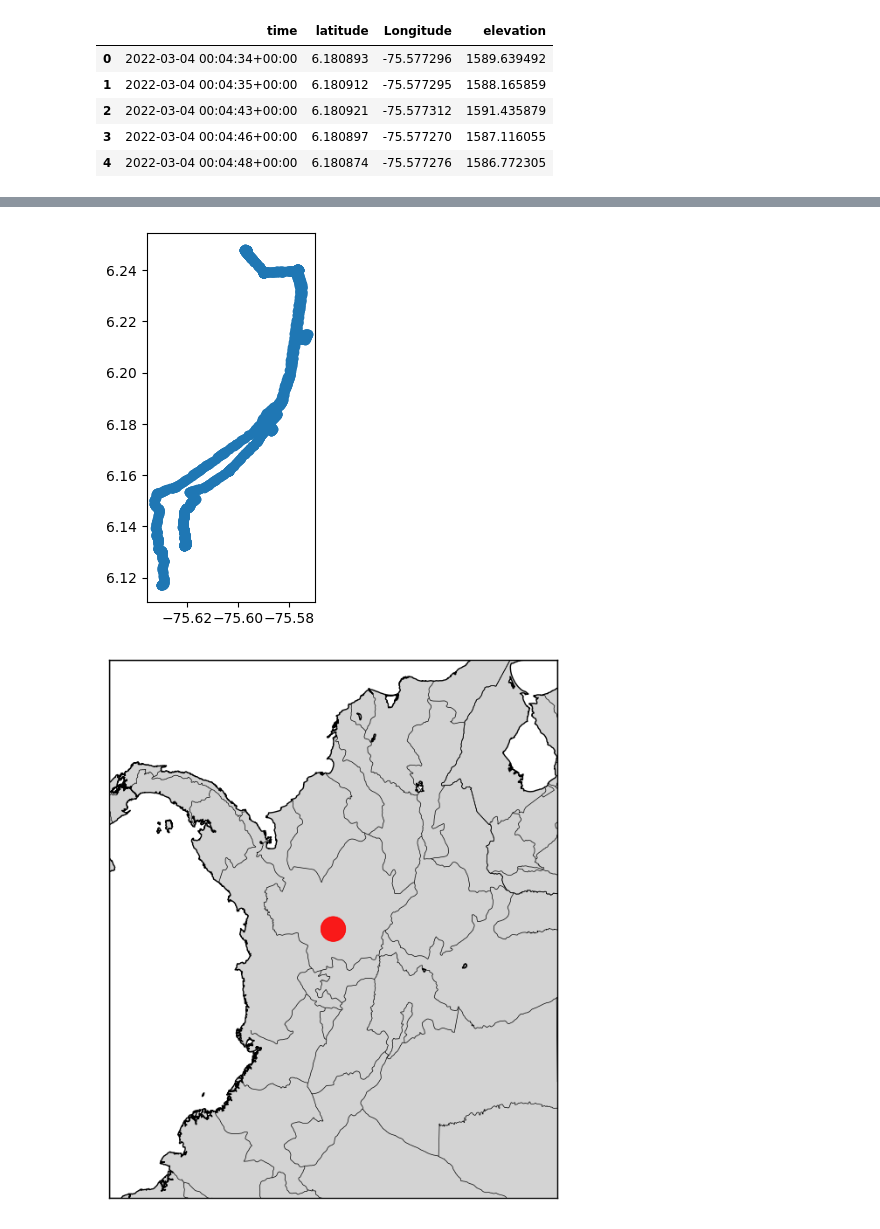
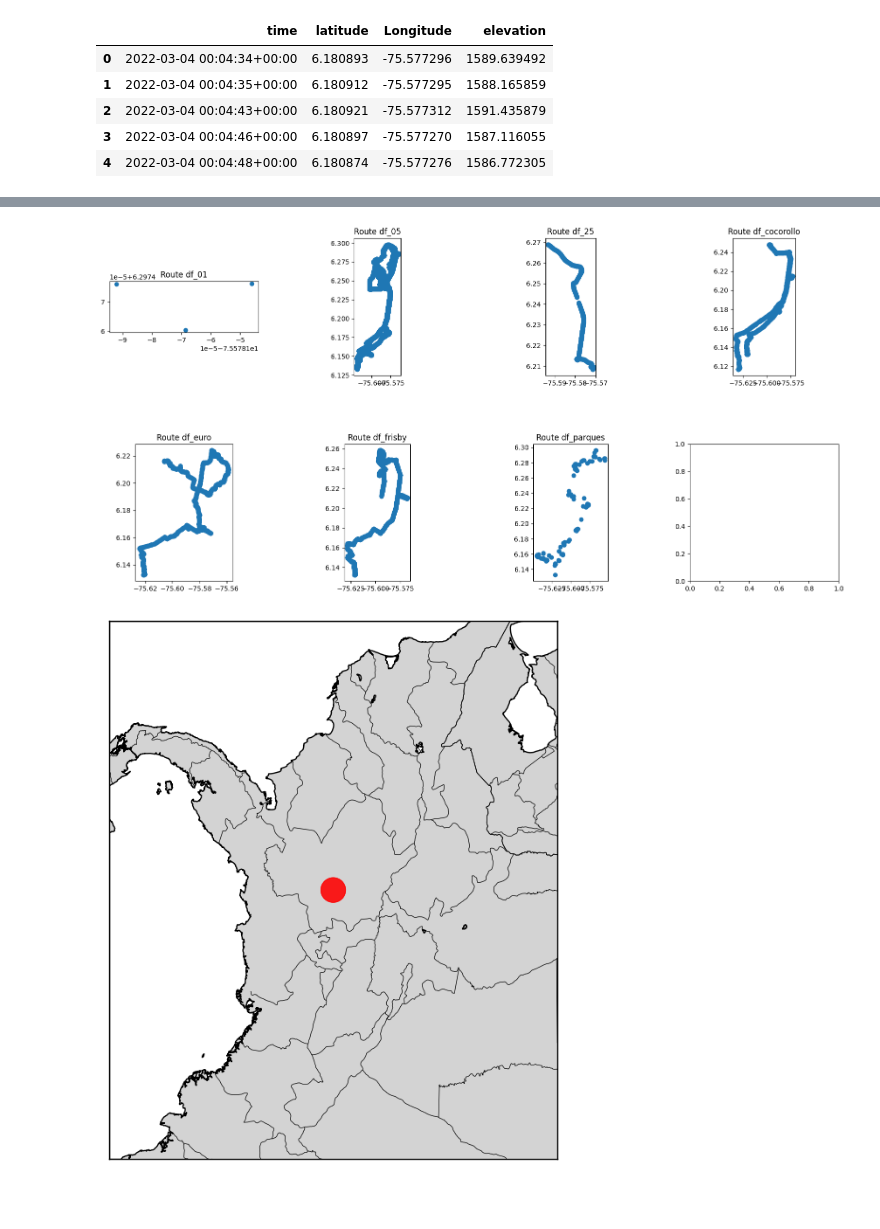
Before and after one commit to d3im3r/ciencia-datos-final-DDS, a Jupyter notebook: trabajo.ipynb, the cells around one changed output, grey strips where cells are left out. Saved outputs shown, nothing was run; the diff lists cells and outputs as text; code cells hidden in the pictures; blank space fills up the shorter version.

```diff
--- a/trabajo.ipynb
+++ b/trabajo.ipynb
@@ -102,2 +55,0 @@ FileNotFoundError: [Errno 2] No such file or directory: 'run.gpx'
-# %%
-df_cocorollo = get_altitude(df_cocorollo, df_cocorollo['latitude'], df_cocorollo['Longitude'])
@@ -199,11 +133,35 @@ memory usage: 20.7 KB
 # %%
-#Creating a geodataframe
-data = df_cocorollo
-points = gpd.points_from_xy(data["Longitude"], data["latitude"])
-map = gpd.GeoDataFrame (data, geometry=points)
-map.plot()
+# Graficar rutas
+def graph_route(dataframe):
+    points = gpd.points_from_xy(dataframe["Longitude"], dataframe["latitude"])
+    map = gpd.GeoDataFrame (dataframe, geometry=points)
+    map.plot()
 
-plt.show()
+    plt.show()
-# %% [output]
-[figure, removed]
+# %%
+dataframes = [df_01, df_05, df_25, df_cocorollo, df_euro, df_frisby, df_parques]
+
+fig, axs = plt.subplots(nrows=2, ncols=4, figsize=(16, 8))
+
+for i, dataframe in enumerate(dataframes):
+    dataframe_name = [name for name in globals() if globals()[name] is dataframe][0]
+    points = gpd.points_from_xy(dataframe["Longitude"], dataframe["latitude"])
+    gdf = gpd.GeoDataFrame(dataframe, geometry=points)
+
+    # Se calculan las filas y columnas dentro del grafico
+    row, col = (i // 4), (i % 4)
+
+    # Ruta de cada grafica
+    ax = axs[row, col]
+    ax.set_title(f"Route {str(dataframe_name)}")  # Set the title of the subplot
+    gdf.plot(ax=ax)
+
+# Se mejora las graficas
+fig.tight_layout()
+plt.subplots_adjust(hspace=0.5, wspace=0.3)
+
+# Show the plot
+plt.show()
+# %% [output]
+[figure, added]
 # %%
```
Also changed, not shown: parts of 18 cells of this notebook.
